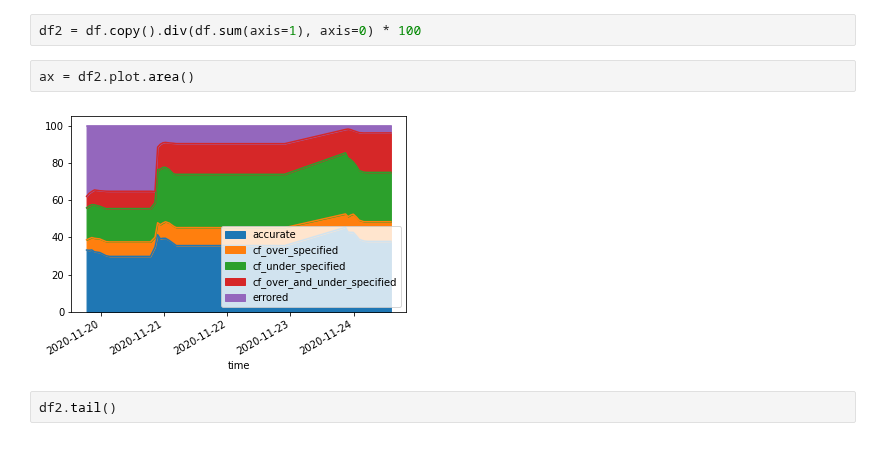
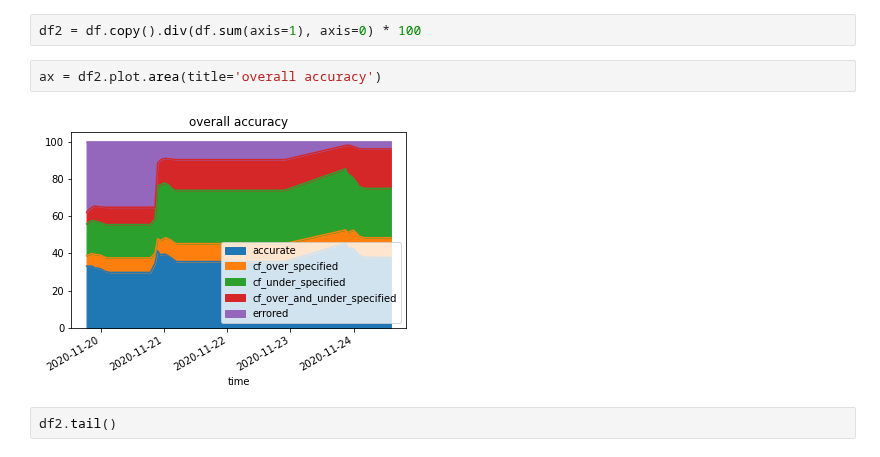
Before and after one commit to conda-forge/by-the-numbers, a Jupyter notebook: audit_accuracy.ipynb, the cells around one changed output. Saved outputs shown, nothing was run; the diff lists cells and outputs as text.

```diff
--- a/audit_accuracy.ipynb
+++ b/audit_accuracy.ipynb
@@ -13,9 +13,9 @@ df = df.set_index('time').drop(columns=['audit_creation_version', 'definder_vers
 # %%
 df2 = df.copy().div(df.sum(axis=1), axis=0) * 100
 # %%
-ax = df2.plot.area()
+ax = df2.plot.area(title='overall accuracy')
 # %% [output]
-[figure, old version]
+[figure, new version]
 # %%
 df2.tail()
 # %% [output]
```
Also changed, not shown: parts of 11 cells of this notebook.
